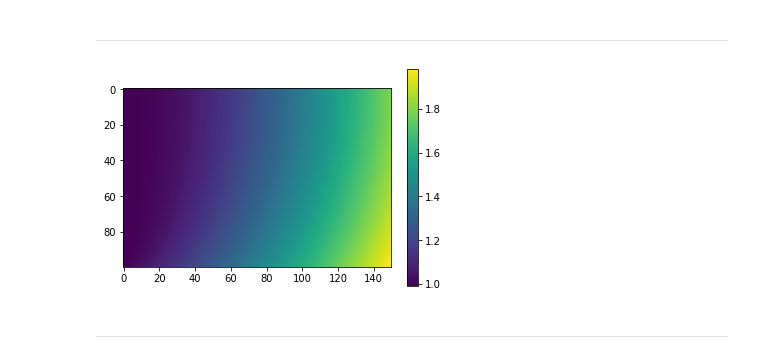
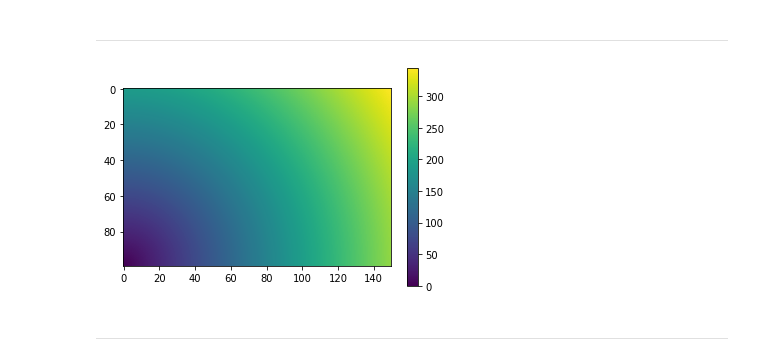
Before and after one commit to GuilhermeZakarewicz/DiffraPy, a Jupyter notebook: Testes_GPR.ipynb, the cells around one changed output. Drawn from its saved outputs; the diff is of its cells as text; code cells hidden in the pictures.

```diff
--- a/Testes_GPR.ipynb
+++ b/Testes_GPR.ipynb
@@ -94,25 +94,25 @@ c=0.13 #m/ns? como faço ele entender que essa é a unidade? antes eu usava m/s.
 # %% [markdown]
 ----------------------
 # %%
-ntrace = 100
+ntrace = 100 #numero de traços
 nz = 150
-c = 50
-dx = 0.25
-dz = 0.25
+c = 0.13 #m/ns
+dx = 0.25 #m
+dz = 0.25 #m
 
 time_table = np.zeros([ntrace,nz])
 
 for ixtrace in range(0,ntrace):
     for ixs in range(0,ntrace):
         for izs in range(0,nz):
-            r = np.sqrt((izs*dz)**2 + (ixtrace*dx - ixs*dx)**2) + np.sqrt((izs*dz)**2 + (ixtrace*dx + ixs*dx)**2)
+            r = np.sqrt((izs*dz)**2 + (ixtrace*dx - ixs*dx)**2)
             if r!=0:
                 time_table[ixs,izs]=r/c
             elif r==0:
                 time_table[ixs,izs]=1e-10
 
 plt.imshow(time_table)
 plt.colorbar()
 plt.show()
 # %% [output]
-[figure, old version]
+[figure, new version]
```
Also changed, not shown: parts of 2 cells of this notebook.
